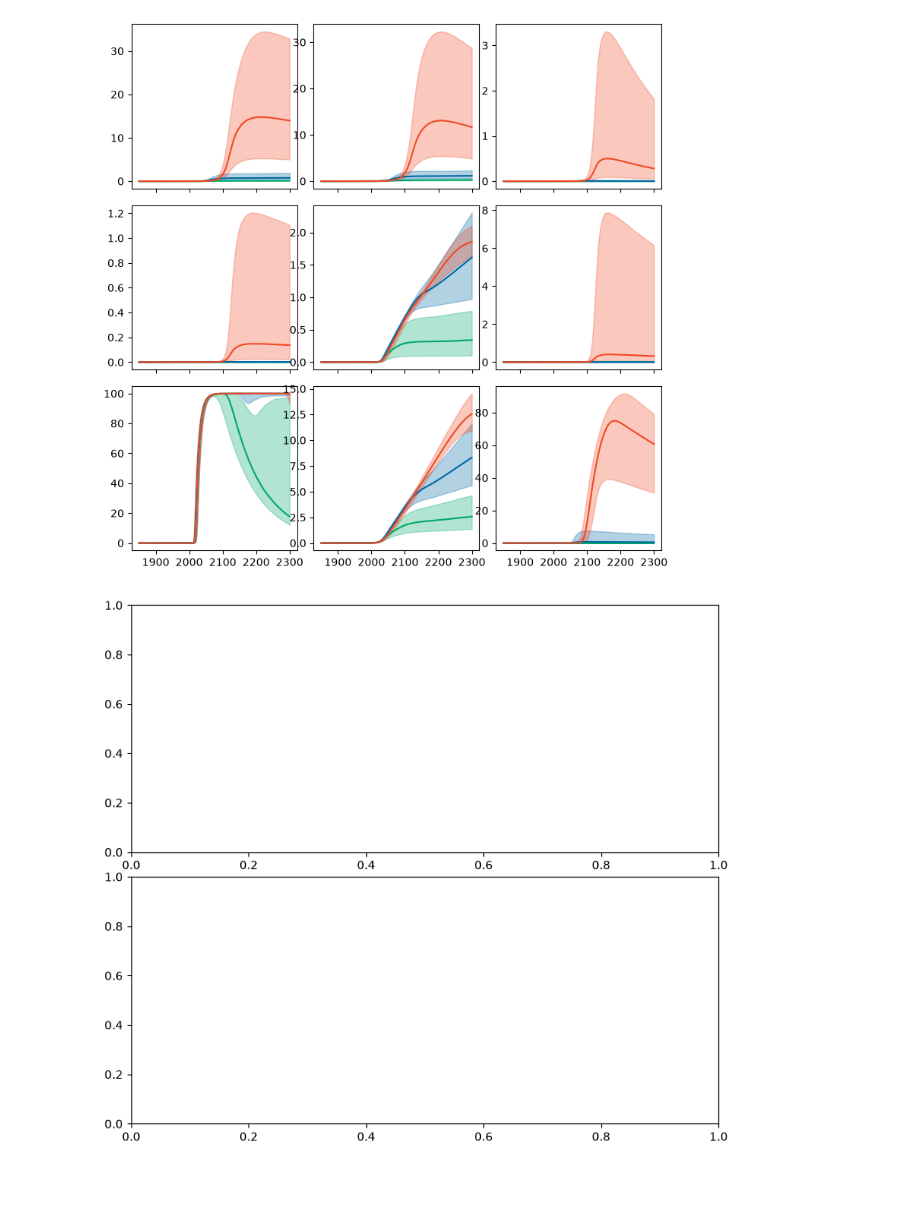
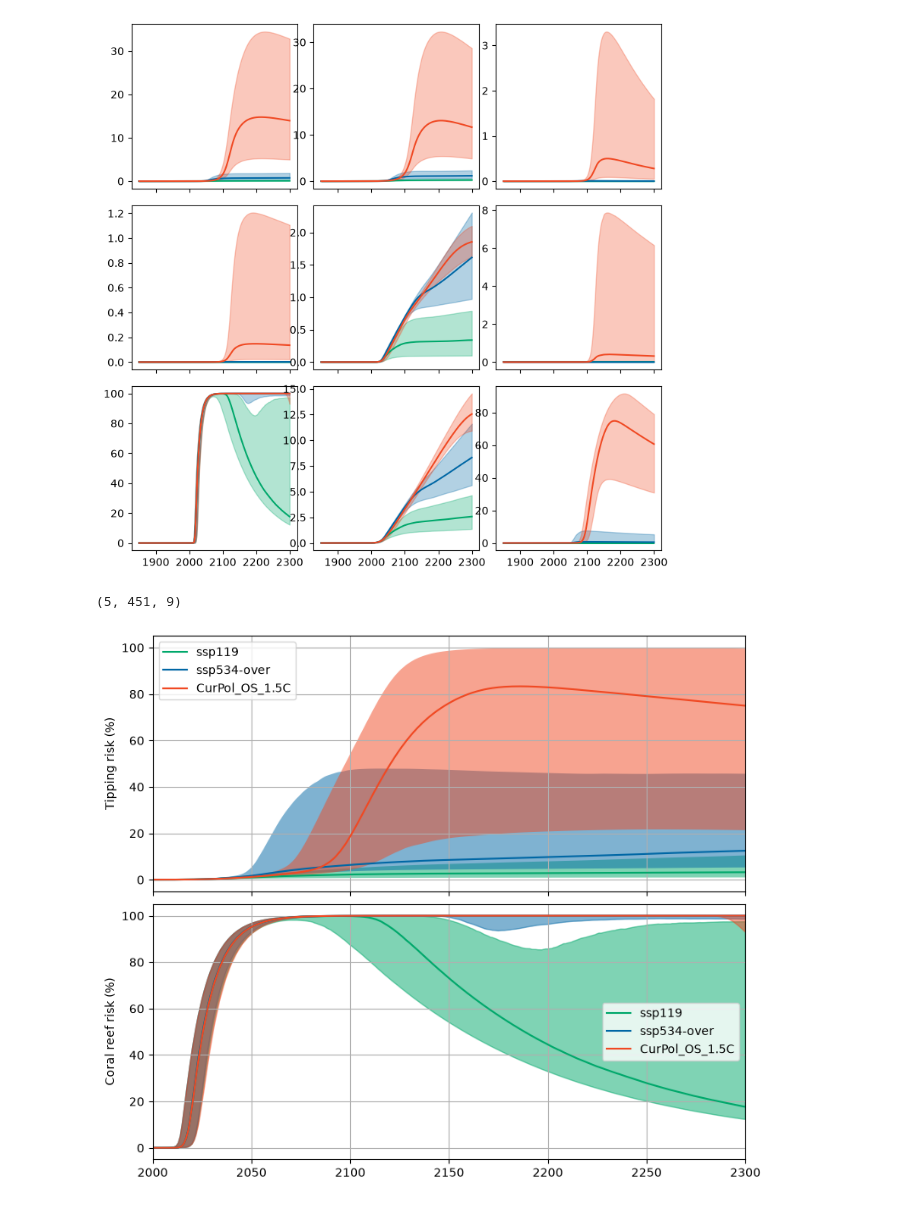
Before and after one commit to JBara97/NMaCh-TP, a Jupyter notebook: Code/Notebooks/Overshoots/4 - baseline and ensemble.ipynb, the cells around one changed output. Saved outputs shown, nothing was run; the diff lists cells and outputs as text; code cells hidden in the pictures.

Commit message:
saved the correct quantiles for tipping risks under the ensembles

```diff
--- a/Code/Notebooks/Overshoots/4 - baseline and ensemble.ipynb
+++ b/Code/Notebooks/Overshoots/4 - baseline and ensemble.ipynb
@@ -192,10 +192,15 @@ for i,p in enumerate([10,25,50,75,90]):
 data_folder = '../../../Data/Simulations/Overshoots/'
 scenarios = ['ssp119','ssp534-over','CurPol_OS_1.5C']
 D_means = [np.loadtxt(data_folder+'%s/Ensemble/mean.csv'%s) for s in scenarios]
-D_50s = [np.loadtxt(data_folder+'%s/Ensemble/q50.csv'%s) for s in scenarios]
-D_10s = [np.loadtxt(data_folder+'%s/Ensemble/q10.csv'%s) for s in scenarios]
-D_90s = [np.loadtxt(data_folder+'%s/Ensemble/q90.csv'%s) for s in scenarios]
-D_25s = [np.loadtxt(data_folder+'%s/Ensemble/q25.csv'%s) for s in scenarios]
-D_75s = [np.loadtxt(data_folder+'%s/Ensemble/q75.csv'%s) for s in scenarios]
+D_stds = [np.loadtxt(data_folder+'%s/Ensemble/std.csv'%s) for s in scenarios]
+D_qs = [np.array([np.loadtxt(data_folder+'%s/Ensemble/q%s.csv'%(s,q))
+                  for q in [10,25,50,75,90]])
+        for s in scenarios]
+
+T_means = [np.loadtxt(data_folder+'%s/Ensemble/T_mean.csv'%s) for s in scenarios]
+T_stds = [np.loadtxt(data_folder+'%s/Ensemble/T_std.csv'%s) for s in scenarios]
+T_qs = [np.array([np.loadtxt(data_folder+'%s/Ensemble/T_q%s.csv'%(s,q))
+                  for q in [10,25,50,75,90]])
+        for s in scenarios]
 
 TEs=df_TEs.index.values
@@ -207,14 +216,46 @@ fig.subplots_adjust(hspace=0.1,wspace=0.1)
 
 for i,te in enumerate(TEs):
     for k,s in enumerate(scenarios):
-        axs[i//3,i%3].fill_between(years, D_25s[k][:,i]*100, D_75s[k][:,i]*100,color=colors[k],alpha=0.3)
-        axs[i//3,i%3].plot(years, D_50s[k][:,i]*100,label=s,ls='-',color=colors[k])
+        axs[i//3,i%3].fill_between(years, D_qs[k][1,:,i]*100, D_qs[k][3,:,i]*100,color=colors[k],alpha=0.3)
+        axs[i//3,i%3].plot(years, D_qs[k][2,:,i]*100,label=s,ls='-',color=colors[k])
         # axs[i//3,i%3].plot(np.arange(1850,2301), D_means[k][:,i]*100,label=s,ls=':',color=colors[k])
     # axs[i//3,i%3].legend(title=te)
 # %% [output]
 [figure]
+# %%
+D_qs[0].shape
+# %% [output]
+(5, 451, 9)
 # %%
 fig,axs=plt.subplots(nrows=2,figsize=(9,8),sharex=True,sharey=True)
-fig.subplots_adjust(hspace=0.1)
+fig.subplots_adjust(hspace=0.05)
+axs[0].set_xlim(2000,2300)
+# axs[0].set_ylim(-2,102)
+
+colors=['#00A86B', '#0067A5', '#F04923']
+for k,s in enumerate(scenarios):
+    # axs[0].plot(years,T_means[k]*100,color=colors[k],ls='-')
+    # axs[0].fill_between(years,
+    #                     100*(T_means[k]-T_stds[k]),
+    #                     100*(T_means[k]+T_stds[k]),color=colors[k],alpha=.5)
+    axs[0].fill_between(years,
+                        100*(T_qs[k][0,:]),
+                        100*(T_qs[k][4,:]),color=colors[k],alpha=.5,edgecolor=None)
+    axs[0].plot(years,T_qs[k][2,:]*100,color=colors[k],ls='-',label=s)
+
+    axs[1].fill_between(years,
+                        100*(D_qs[k][1,:,6]),
+                        100*(D_qs[k][3,:,6]),color=colors[k],alpha=.5)
+    axs[1].plot(years,D_qs[k][2,:,6]*100,color=colors[k],ls='-',label=s)
+
+axs[0].legend()#title='Tipping risk')
+axs[1].legend()#title='Coral reef risk')
+
+axs[0].set_ylabel('Tipping risk (%)')
+axs[1].set_ylabel('Coral reef risk (%)')
+
+for i in range(2):
+    axs[i].grid()
+    # axs[i].set_ylabel('Risk (%)')
 # %% [output]
-[figure, old version]
+[figure, new version]
```
Also changed, not shown: parts of 2 cells of this notebook, 15 other files.
